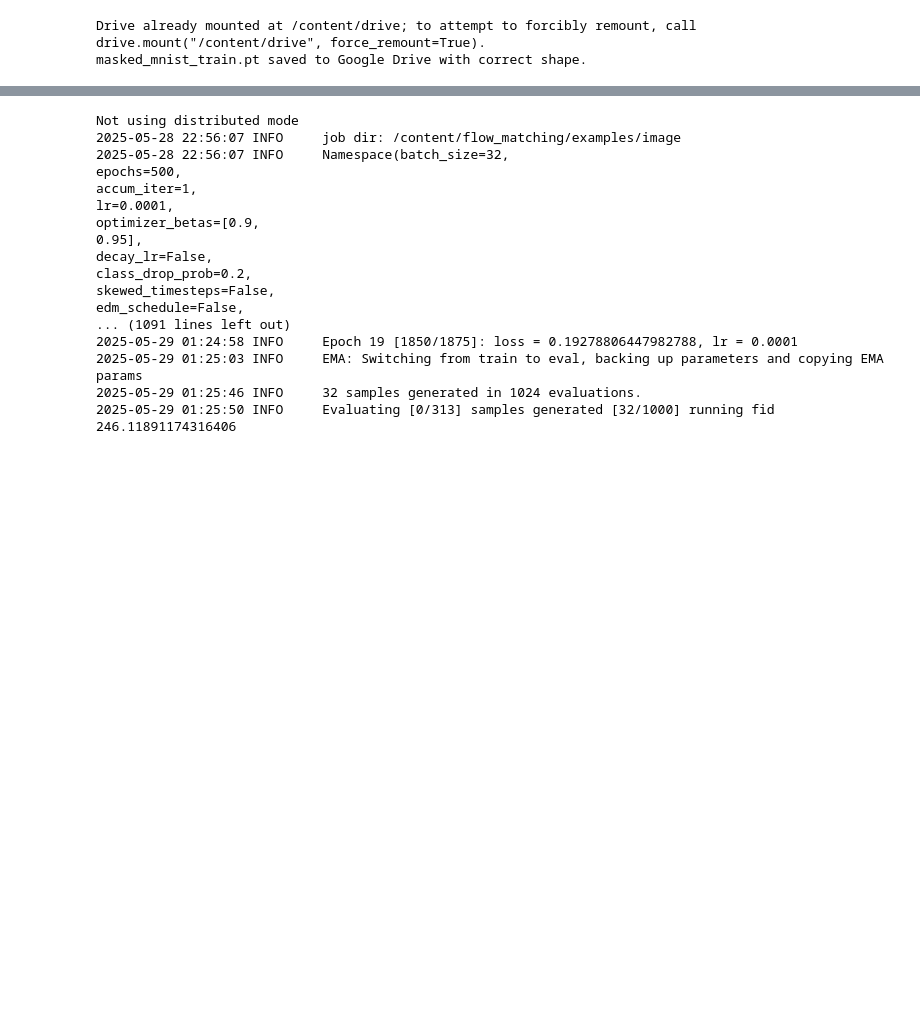
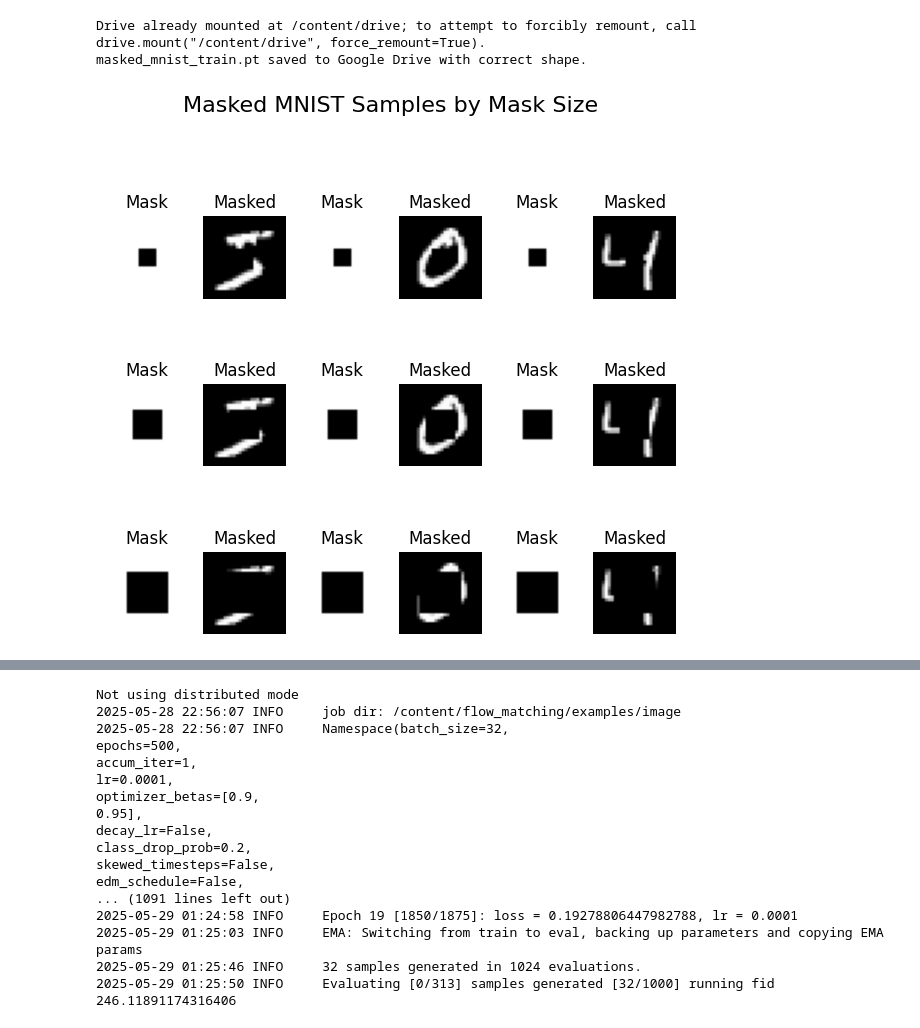
Before and after one commit to Fernsrea/flow_matching, a Jupyter notebook: MNIST_Discreet_FM_model_Inpainting_CurriculumDeterministicMask.ipynb, the cells around one changed output, grey strips where cells are left out. Cells and saved outputs as stored; diff of their text form; code cells hidden in the pictures; blank space fills up the shorter version.

```diff
--- a/MNIST_Discreet_FM_model_Inpainting_CurriculumDeterministicMask.ipynb
+++ b/MNIST_Discreet_FM_model_Inpainting_CurriculumDeterministicMask.ipynb
@@ -171,3 +174,37 @@ labels = data['labels']     # shape: (N,)
+# %%
+import matplotlib.pyplot as plt
+
+def show_samples(datasets, samples_per_size=3):
+    mask_sizes = sorted(datasets.keys())
+
+    fig, axs = plt.subplots(len(mask_sizes), samples_per_size * 2, figsize=(samples_per_size * 2, len(mask_sizes) * 2))
+    fig.suptitle("Masked MNIST Samples by Mask Size", fontsize=16, y=1.02)
+
+    for row, size in enumerate(mask_sizes):
+        images = datasets[size]['images']
+        masks = datasets[size]['masks']
+
+        for col in range(samples_per_size):
+            idx = col  # or random index if preferred
+
+            mask = masks[idx][0].numpy()
+            masked = images[idx][0].numpy()
+
+            axs[row, col * 2 + 0].imshow(mask, cmap='gray')
+            axs[row, col * 2 + 0].set_title("Mask")
+            axs[row, col * 2 + 0].axis('off')
+
+            axs[row, col * 2 + 1].imshow(masked, cmap='gray')
+            axs[row, col * 2 + 1].set_title("Masked")
+            axs[row, col * 2 + 1].axis('off')
+
+    plt.tight_layout()
+    plt.show()
+
+# Call the visualization function
+show_samples(datasets)
+# %% [output]
+[figure, added]
 # %%
 !python train.py \
     --dataset=mnist \
```
Also changed, not shown: parts of 4 cells of this notebook.
